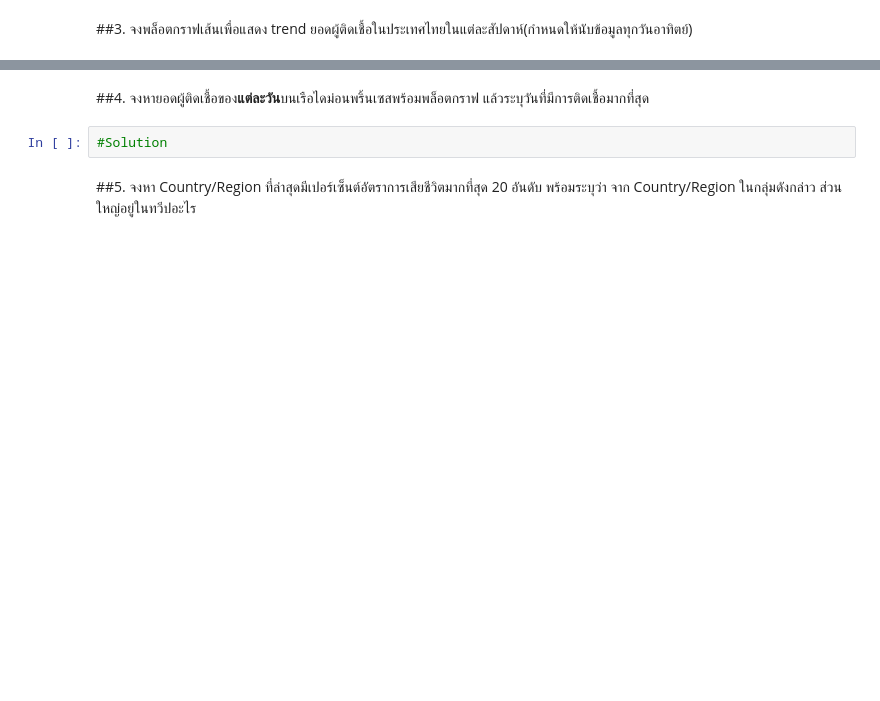
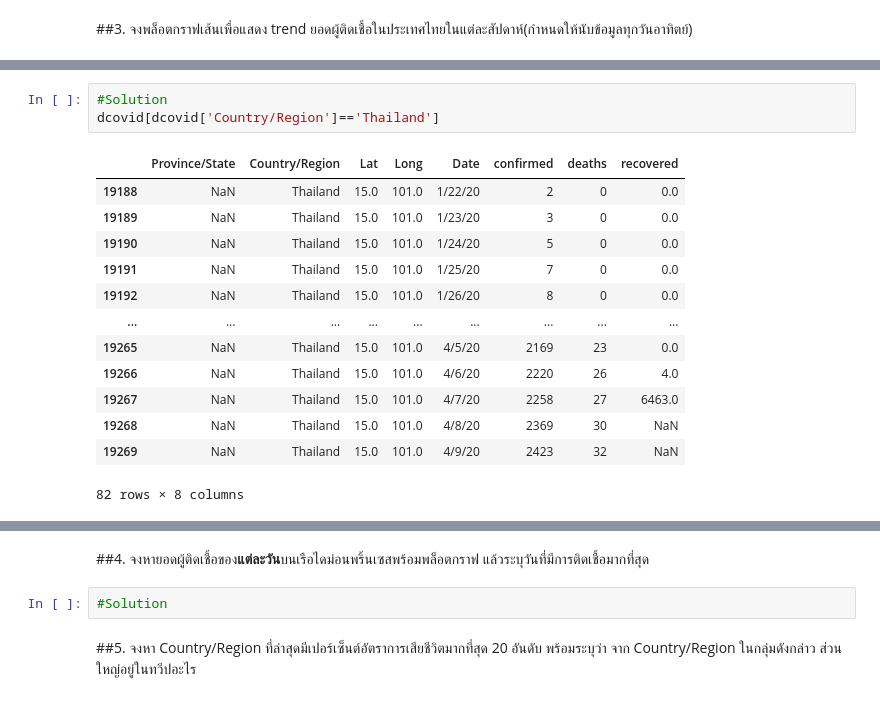
Before and after one commit to Ausawin2016/30Daypy, a Jupyter notebook: #5_Assigment2_อัศวิน_เอี่ยมสะอาดCOVID_19.ipynb, the cells around one changed output, grey strips where cells are left out. Cells and saved outputs as stored; diff of their text form; blank space fills up the shorter version.

```diff
--- a/#5_Assigment2_อัศวิน_เอี่ยมสะอาดCOVID_19.ipynb
+++ b/#5_Assigment2_อัศวิน_เอี่ยมสะอาดCOVID_19.ipynb
@@ -360,0 +435,17 @@ top_dcountry
+# %%
+#Solution
+dcovid[dcovid['Country/Region']=='Thailand']
+# %% [output]
+|  | Province/State | Country/Region | Lat | Long | Date | confirmed | deaths | recovered |
+| 19188 | NaN | Thailand | 15.0 | 101.0 | 1/22/20 | 2 | 0 | 0.0 |
+| 19189 | NaN | Thailand | 15.0 | 101.0 | 1/23/20 | 3 | 0 | 0.0 |
+| 19190 | NaN | Thailand | 15.0 | 101.0 | 1/24/20 | 5 | 0 | 0.0 |
+| 19191 | NaN | Thailand | 15.0 | 101.0 | 1/25/20 | 7 | 0 | 0.0 |
+| 19192 | NaN | Thailand | 15.0 | 101.0 | 1/26/20 | 8 | 0 | 0.0 |
+| ... | ... | ... | ... | ... | ... | ... | ... | ... |
+| 19265 | NaN | Thailand | 15.0 | 101.0 | 4/5/20 | 2169 | 23 | 0.0 |
+| 19266 | NaN | Thailand | 15.0 | 101.0 | 4/6/20 | 2220 | 26 | 4.0 |
+| 19267 | NaN | Thailand | 15.0 | 101.0 | 4/7/20 | 2258 | 27 | 6463.0 |
+| 19268 | NaN | Thailand | 15.0 | 101.0 | 4/8/20 | 2369 | 30 | NaN |
+| 19269 | NaN | Thailand | 15.0 | 101.0 | 4/9/20 | 2423 | 32 | NaN |
+82 rows × 8 columns
```
Also changed, not shown: parts of 20 cells of this notebook.
